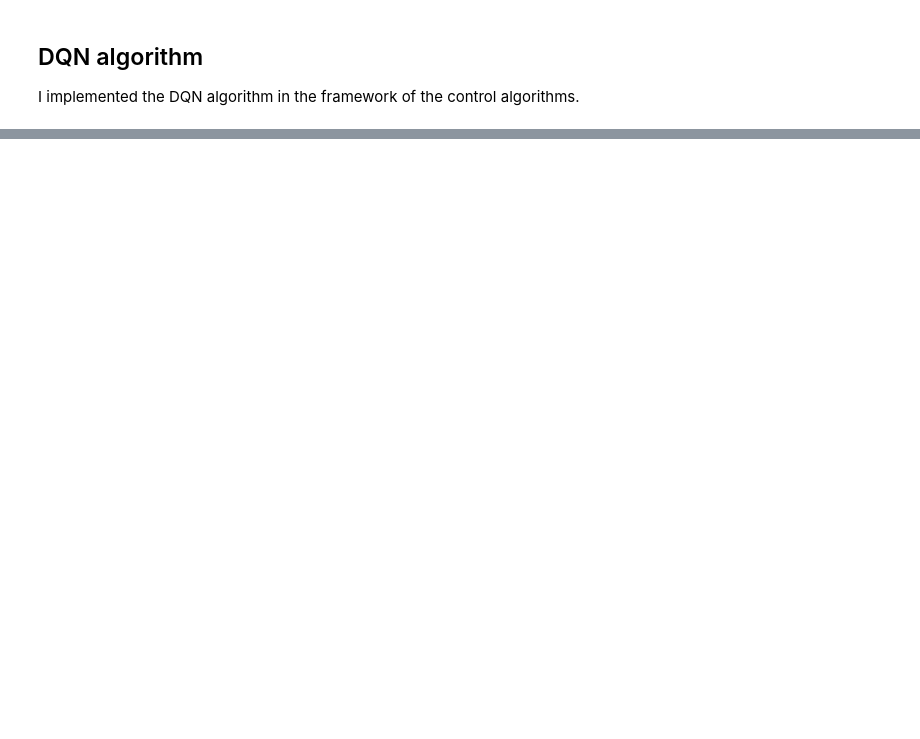
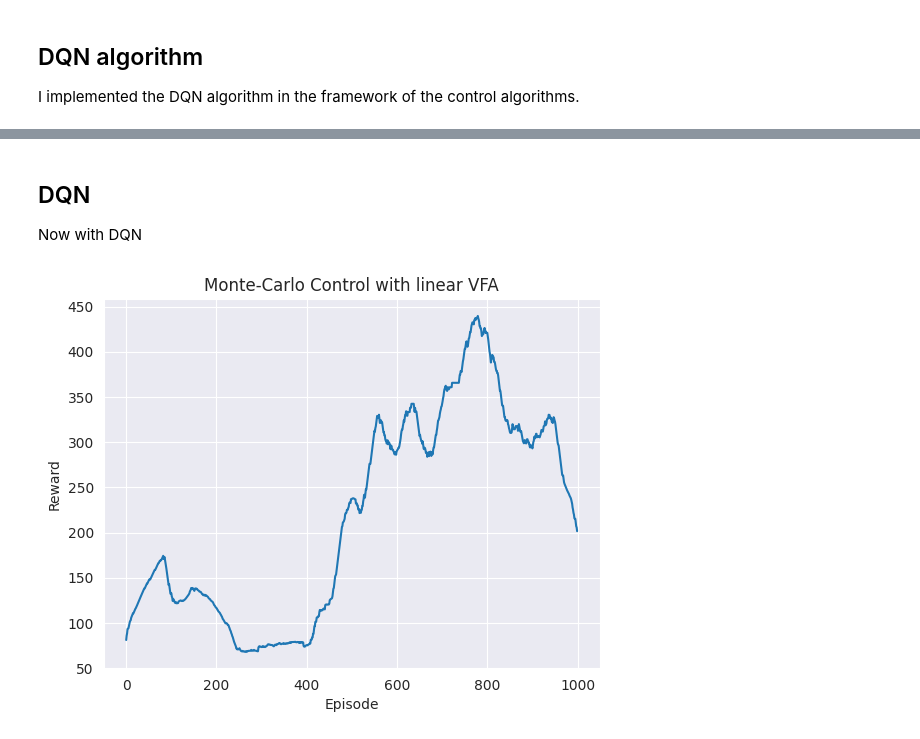
Before and after one commit to ilan-theodoro/basic-reinforcement-learning-framework, a Jupyter notebook: notebooks/experiments.ipynb, the cells around one changed output, grey strips where cells are left out. Drawn from its saved outputs; the diff is of its cells as text; code cells hidden in the pictures; blank space fills up the shorter version.

```diff
--- a/notebooks/experiments.ipynb
+++ b/notebooks/experiments.ipynb
@@ -1185,3 +1315,46 @@ class DQNControl(AbstractControl):
+# %% [markdown]
+## DQN
+Now with DQN
+# %%
+env = EnvironmentNormalizer.from_gym("CartPole-v1")
+n_states = env.observation_space.shape[0]
+
+q_function = DQNFunction(
+    n_actions=env.action_space.n,
+    n_feat=n_states,
+    batch_size=128
+)
+
+agent = Agent(
+    q_function,
+    n_actions=env.action_space.n,
+    eps_greedy_function="dqn",
+    stochasticity_factor=0.0,
+)
+
+control = DQNControl(
+    lr=0.001,
+    tau=0.005,
+    env=env,
+    agent=agent,
+    num_episodes=1000,
+    gamma=0.99,
+    batch_size=128,
+    reward_mode="default"
+)
+
+eps_rewards = control.fit()
+eps_rewards = smooth(eps_rewards, 100)
+
+# plot the results
+import matplotlib.pyplot as plt
+plt.plot(eps_rewards)
+plt.title("Monte-Carlo Control with linear VFA")
+plt.xlabel("Episode")
+plt.ylabel("Reward")
+plt.show()
+# %% [output]
+[figure, added]
 # %% [markdown]
 # Analysis
 
```
Also changed, not shown: parts of 29 cells of this notebook, 5 other files.
